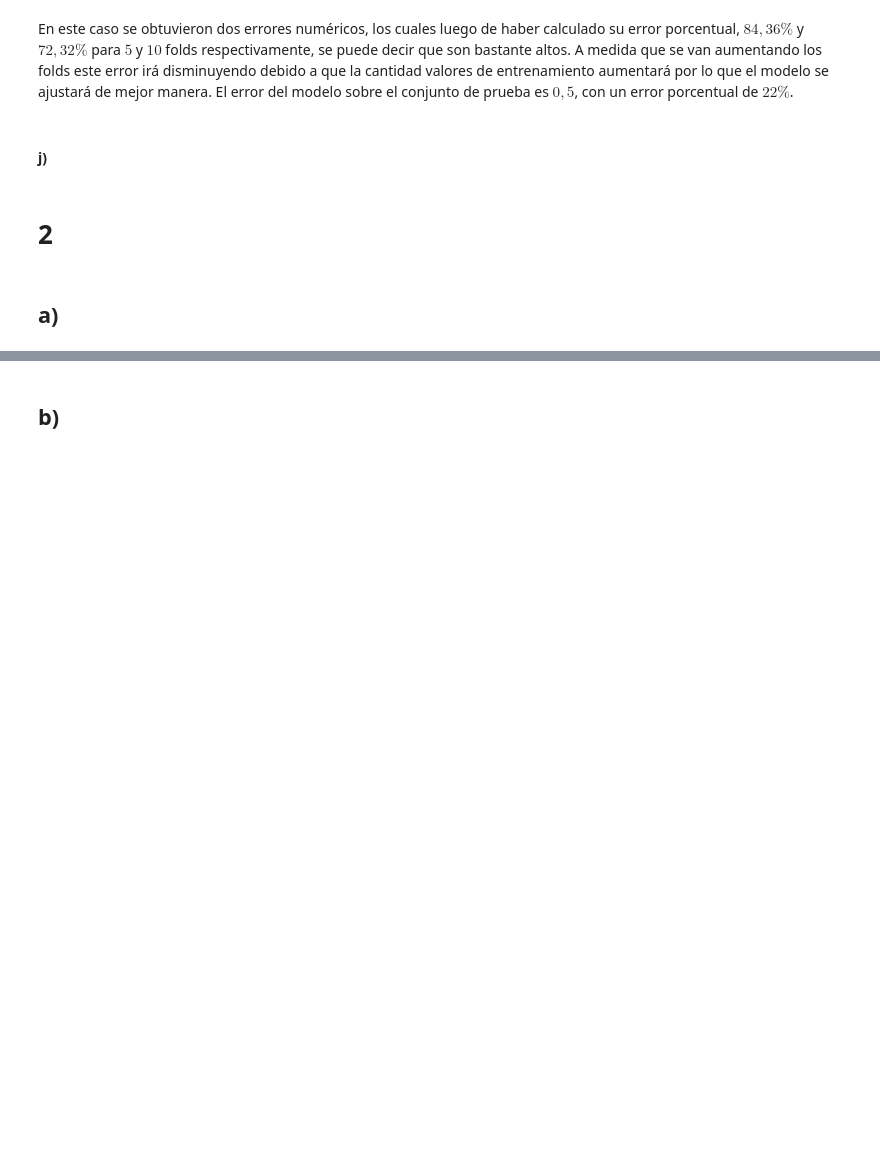
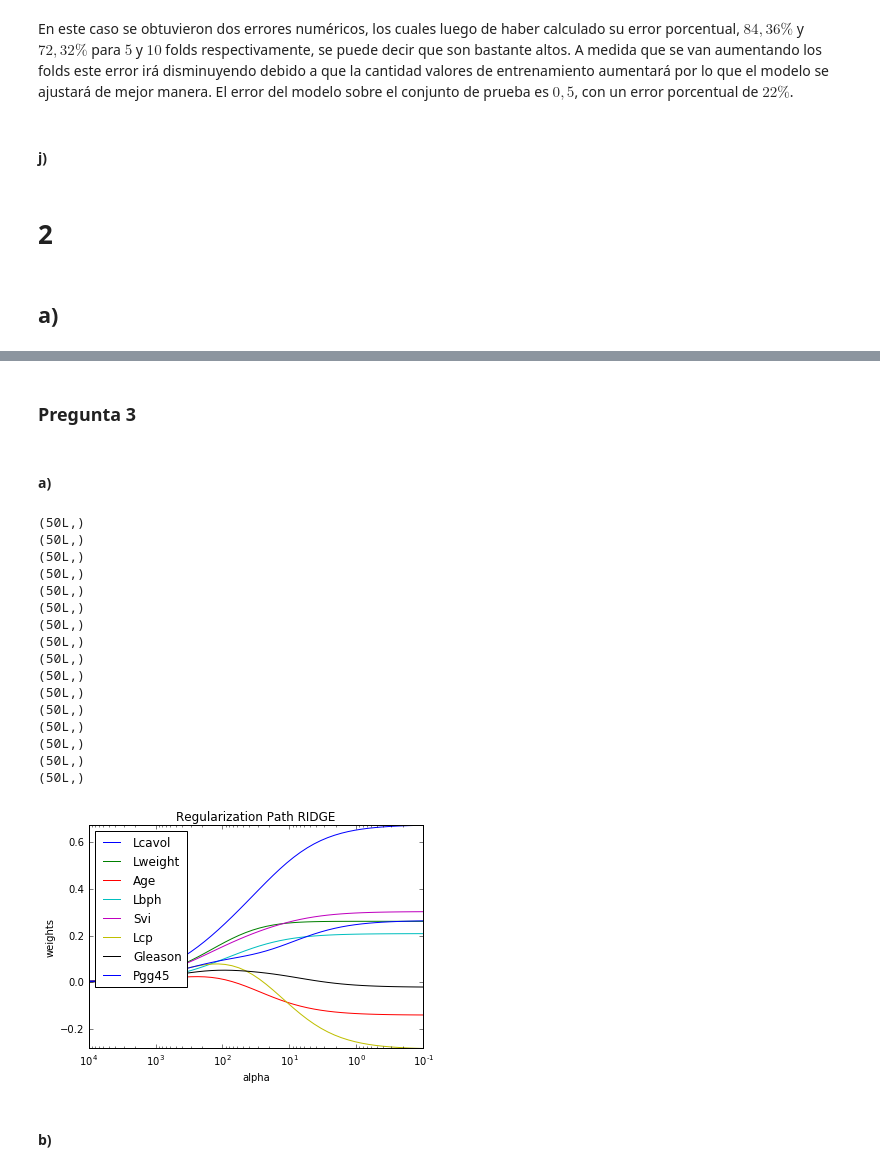
Before and after one commit to Jencks/ML-Tarea1, a Jupyter notebook: Informe Final.ipynb, the cells around one changed output, grey strips where cells are left out. Drawn from its saved outputs; the diff is of its cells as text; code cells hidden in the pictures; blank space fills up the shorter version.

Commit message:
2 a lista y avance pregunta 3

```diff
--- a/Informe Final.ipynb
+++ b/Informe Final.ipynb
@@ -158,2 +307,53 @@ TypeError: unhashable type
+# %% [markdown]
+<h3>Pregunta 3</h3>
+# %% [markdown]
+<h4>a)</h4>
+# %%
+from sklearn.linear_model import Ridge
+import matplotlib.pylab as plt
+
+X = X.drop('intercept', axis=1)
+Xtrain = X[istrain]
+ytrain = y[istrain]
+names_regressors = ["Lcavol", "Lweight", "Age", "Lbph", "Svi", "Lcp", "Gleason", "Pgg45"]
+alphas_ = np.logspace(4,-1,base=10)
+coefs = []
+model = Ridge(fit_intercept=True,solver='svd')
+for a in alphas_:
+    model.set_params(alpha=a)
+    model.fit(Xtrain, ytrain)
+    coefs.append(model.coef_)
+ax = plt.gca()
+for y_arr, label in zip(np.squeeze(coefs).T, names_regressors):
+    print alphas_.shape
+    print y_arr.shape
+    plt.plot(alphas_, y_arr, label=label)
+plt.legend()
+ax.set_xscale('log')
+ax.set_xlim(ax.get_xlim()[::-1]) # reverse axis
+plt.xlabel('alpha')
+plt.ylabel('weights')
+plt.title('Regularization Path RIDGE')
+plt.axis('tight')
+plt.legend(loc=2)
+plt.show()
+# %% [output]
+(50L,)
+(50L,)
+(50L,)
+(50L,)
+(50L,)
+(50L,)
+(50L,)
+(50L,)
+(50L,)
+(50L,)
+(50L,)
+(50L,)
+(50L,)
+(50L,)
+(50L,)
+(50L,)
+[figure, added]
 # %% [markdown]
-## b)
+<h4>b)</h4>
```
Also changed, not shown: parts of 14 cells of this notebook.
